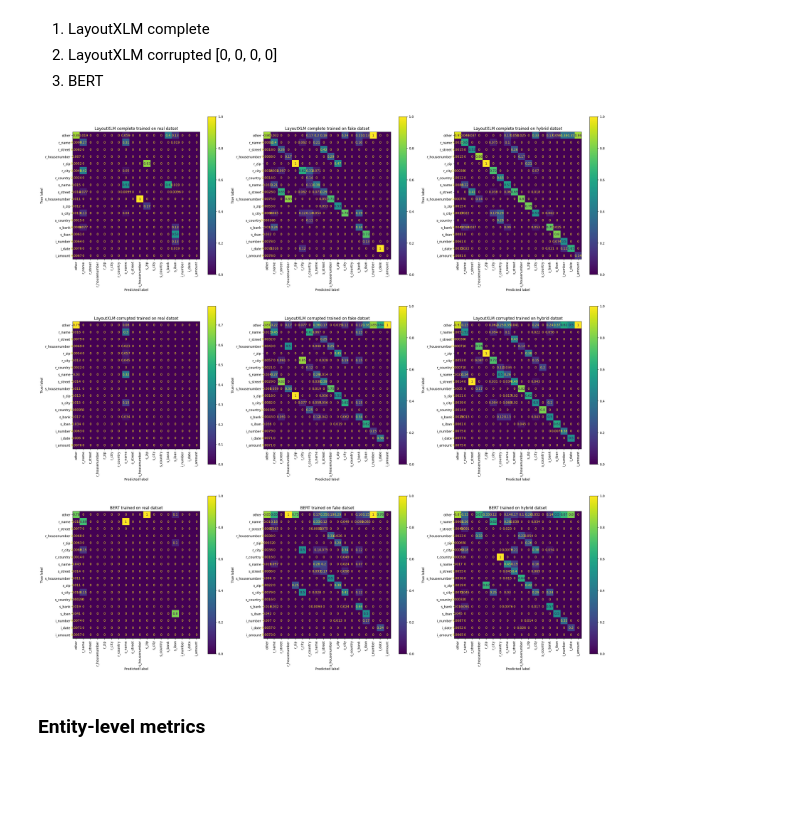
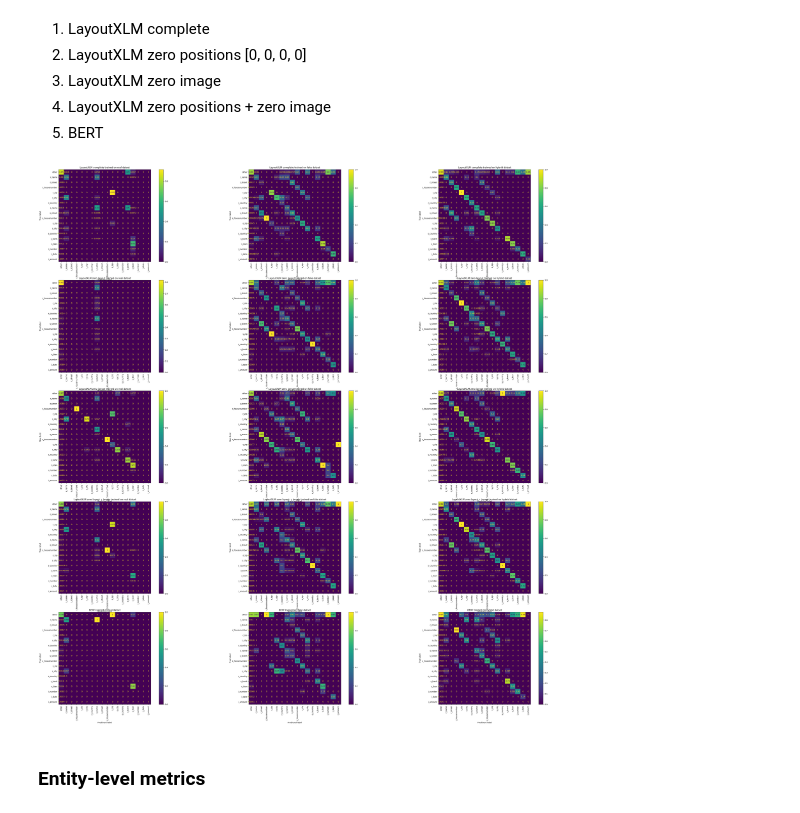
Before and after one commit to ihabram/thesis-masters, a Jupyter notebook: Comparison/Performance_comparison.ipynb, the cells around one changed output. Drawn from its saved outputs; the diff is of its cells as text; code cells hidden in the pictures; blank space fills up the shorter version.

```diff
--- a/Comparison/Performance_comparison.ipynb
+++ b/Comparison/Performance_comparison.ipynb
@@ -1,6 +1,8 @@
 # %% [markdown]
 1. LayoutXLM complete
-2. LayoutXLM corrupted [0, 0, 0, 0]
+2. LayoutXLM zero positions [0, 0, 0, 0]
+2. LayoutXLM zero image
+2. LayoutXLM zero positions + zero image
 3. BERT
 # %%
 import torch.nn as nn
@@ -10,10 +12,14 @@ import numpy as np
 
 folders = [r'C:\Users\Habram\Documents\thesis-masters\LayouXLM\Custom',
            r'C:\Users\Habram\Documents\thesis-masters\LayouXLM\Custom_zero-positions',
+           r'C:\Users\Habram\Documents\thesis-masters\LayouXLM\Custom_no-image',
+           r'C:\Users\Habram\Documents\thesis-masters\LayouXLM\Custom_text-only',
            r'C:\Users\Habram\Documents\thesis-masters\BERT']
 
 models = ['LayoutXLM complete',
-          'LayoutXLM corrupted',
+          'LayoutXLM zero layout',
+          'LayoutXLM zero iamge',
+          'LayoutXLM zero layout + image',
           'BERT']
 
 variants = ['real', 'fake', 'hybrid']
@@ -119,32 +125,32 @@ def get_all_predictions(classifier, test_dataloader, testing_data):
 # %%
 from sklearn.metrics import confusion_matrix, ConfusionMatrixDisplay
 import matplotlib.pyplot as plt
 
-fig, axs = plt.subplots(3,3)
-fig.set_figheight(30)
-fig.set_figwidth(30)
+fig, axs = plt.subplots(5,3)
+fig.set_figheight(50)
+fig.set_figwidth(50)
 
 for x, (model, folder) in enumerate(zip(models, folders)):
     for y, variant in enumerate(variants):
         classifier = Net()
         classifier.load_state_dict(torch.load(rf'{folder}/{variant}2real_classifier.pt'))
         testing_data = np.load(rf'{folder}/{variant}2real_test.npy', allow_pickle=True).item()
 
         dataset_test_torch = IstvoicesDataset(testing_data)
         test_dataloader = DataLoader(dataset_test_torch, batch_size=1, shuffle=True)
 
         all_labels, all_predictions = get_all_predictions(classifier, test_dataloader, testing_data)
 
         all_labels = [item.lower() for sublist in all_labels for item in sublist]
         all_predictions = [item.lower() for sublist in all_predictions for item in sublist]
 
         cm = confusion_matrix(y_true=all_labels, y_pred=all_predictions, labels=label_list, normalize='pred')
         cm_display = ConfusionMatrixDisplay(cm, display_labels=label_list)
         cm_display.plot(ax=axs[x][y], xticks_rotation='vertical')
         axs[x][y].set_title(f'{model} trained on {variant} datset')
 plt.show()
 # %% [output]
-[figure, old version]
+[figure, new version]
 # %% [markdown]
 ### Entity-level metrics
 # %%
```
